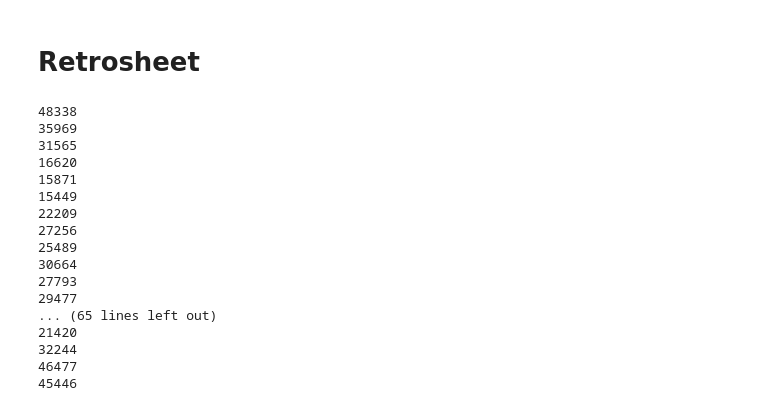
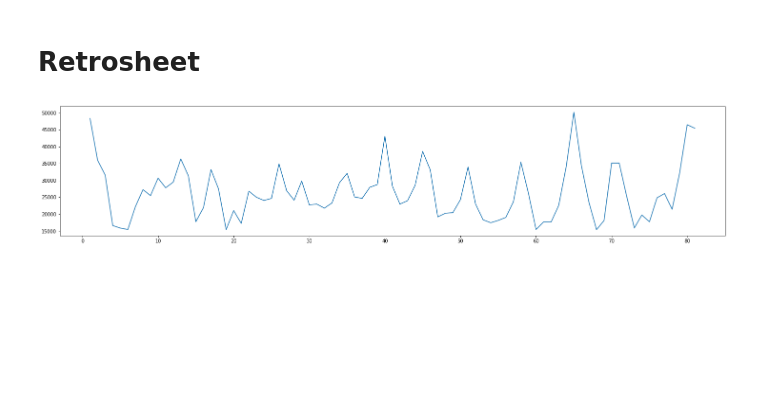
Before and after one commit to janschill/uni-python-study-group, a Jupyter notebook: retrosheet.ipynb, the cells around one changed output. Drawn from its saved outputs; the diff is of its cells as text; code cells hidden in the pictures; blank space fills up the shorter version.

```diff
--- a/retrosheet.ipynb
+++ b/retrosheet.ipynb
@@ -6,6 +8,8 @@ import inspect
 # %%
 class Game:
+    counter = 0
     attendance = 0
+    temp = ''
 
     def __init__(self):
         self.data = []
@@ -13,29 +17,18 @@ class Game:
 games = []
 with open('data/2019eve/2019ARI.EVN') as azfile:
     azreader = csv.reader(azfile, delimiter=',', quotechar='"')
+    counter = 1
     for row in azreader:
         if row[0] == 'info' and row[1] == 'attendance':
             g = Game()
+            g.counter = counter
+            counter += 1
             g.attendance = int(row[2])
             games.append(g)
-
-for game in games:
-    print(game.attendance)
-# %% [output]
-48338
-35969
-31565
-16620
-15871
-15449
-22209
-27256
-25489
-30664
-27793
-29477
-... (65 lines left out)
-21420
-32244
-46477
-45446
+# %%
+x_vals,y_vals = zip(*[(g.counter,g.attendance) for g in games])
+plt.figure(figsize=(25,5))
+plt.plot(x_vals, y_vals)
+plt.show()
+# %% [output]
+[figure, added]
```
Also changed, not shown: parts of 1 cell of this notebook, 2 other files.
